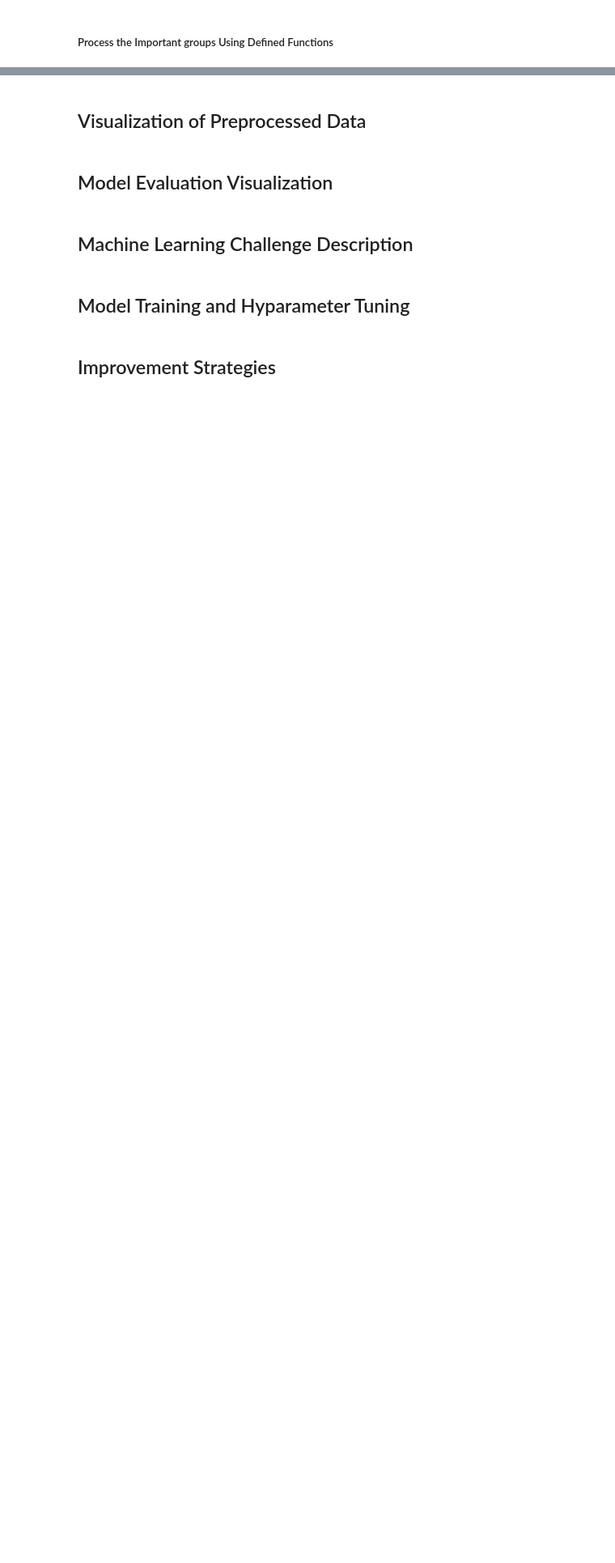
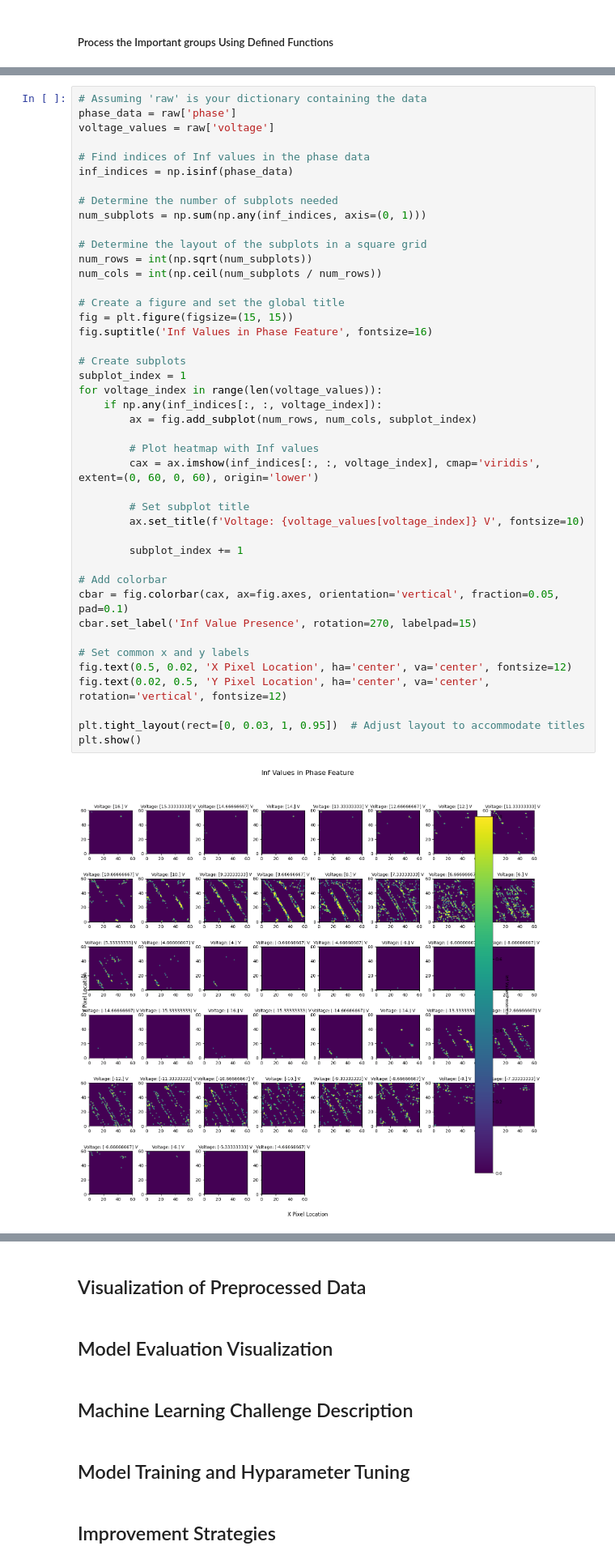
Before and after one commit to erinakin/BandExcitation_680TFinalProject, a Jupyter notebook: src/Machine_Learning.ipynb, the cells around one changed output, grey strips where cells are left out. Shown at 81% size. Saved outputs shown, nothing was run; the diff lists cells and outputs as text; blank space fills up the shorter version.

Commit message:
visualized preprocessed data

```diff
--- a/src/Machine_Learning.ipynb
+++ b/src/Machine_Learning.ipynb
@@ -228,3 +334,48 @@ def normalize(data, reference=None):
+# %%
+# Assuming 'raw' is your dictionary containing the data
+phase_data = raw['phase']
+voltage_values = raw['voltage']
+
+# Find indices of Inf values in the phase data
+inf_indices = np.isinf(phase_data)
+
+# Determine the number of subplots needed
+num_subplots = np.sum(np.any(inf_indices, axis=(0, 1)))
+
+# Determine the layout of the subplots in a square grid
+num_rows = int(np.sqrt(num_subplots))
+num_cols = int(np.ceil(num_subplots / num_rows))
+
+# Create a figure and set the global title
+fig = plt.figure(figsize=(15, 15))
+fig.suptitle('Inf Values in Phase Feature', fontsize=16)
+
+# Create subplots
+subplot_index = 1
+for voltage_index in range(len(voltage_values)):
+    if np.any(inf_indices[:, :, voltage_index]):
+        ax = fig.add_subplot(num_rows, num_cols, subplot_index)
+
+        # Plot heatmap with Inf values
+        cax = ax.imshow(inf_indices[:, :, voltage_index], cmap='viridis', extent=(0, 60, 0, 60), origin='lower')
+
+        # Set subplot title
+        ax.set_title(f'Voltage: {voltage_values[voltage_index]} V', fontsize=10)
+
+        subplot_index += 1
+
+# Add colorbar
+cbar = fig.colorbar(cax, ax=fig.axes, orientation='vertical', fraction=0.05, pad=0.1)
+cbar.set_label('Inf Value Presence', rotation=270, labelpad=15)
+
+# Set common x and y labels
+fig.text(0.5, 0.02, 'X Pixel Location', ha='center', va='center', fontsize=12)
+fig.text(0.02, 0.5, 'Y Pixel Location', ha='center', va='center', rotation='vertical', fontsize=12)
+
+plt.tight_layout(rect=[0, 0.03, 1, 0.95])  # Adjust layout to accommodate titles
+plt.show()
+# %% [output]
+[figure, added]
 # %%
 # Open the HDF5 files
 h5_data_file_path = r'C:\Users\erina\Finalproject_BandExcitation\src\Data.h5'  # Replace with the actual path
```
Also changed, not shown: parts of 4 cells of this notebook.
